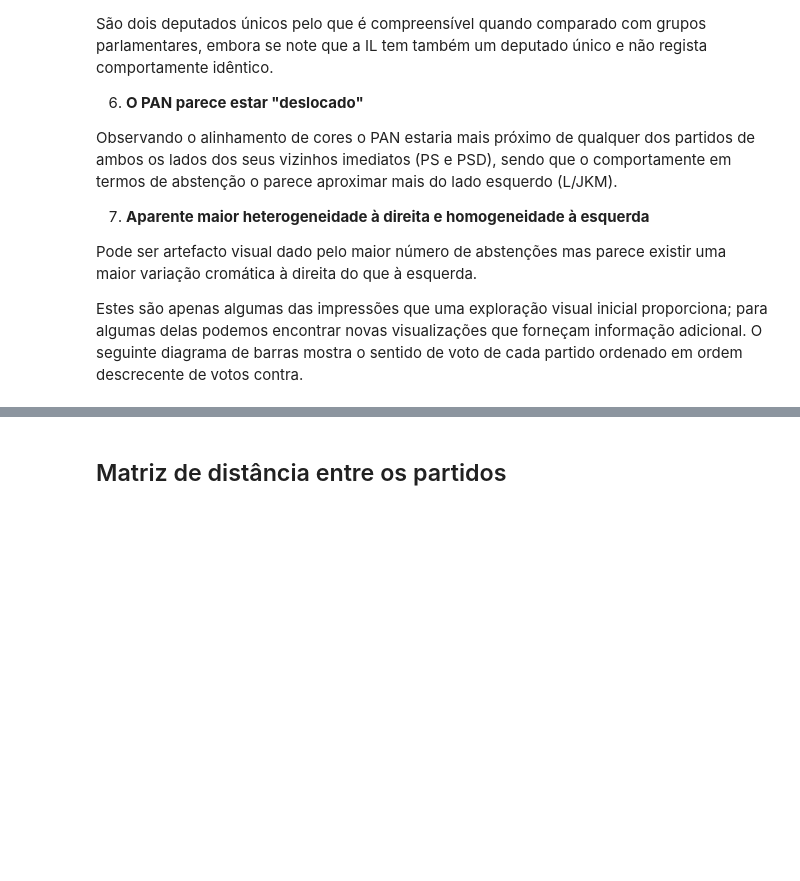
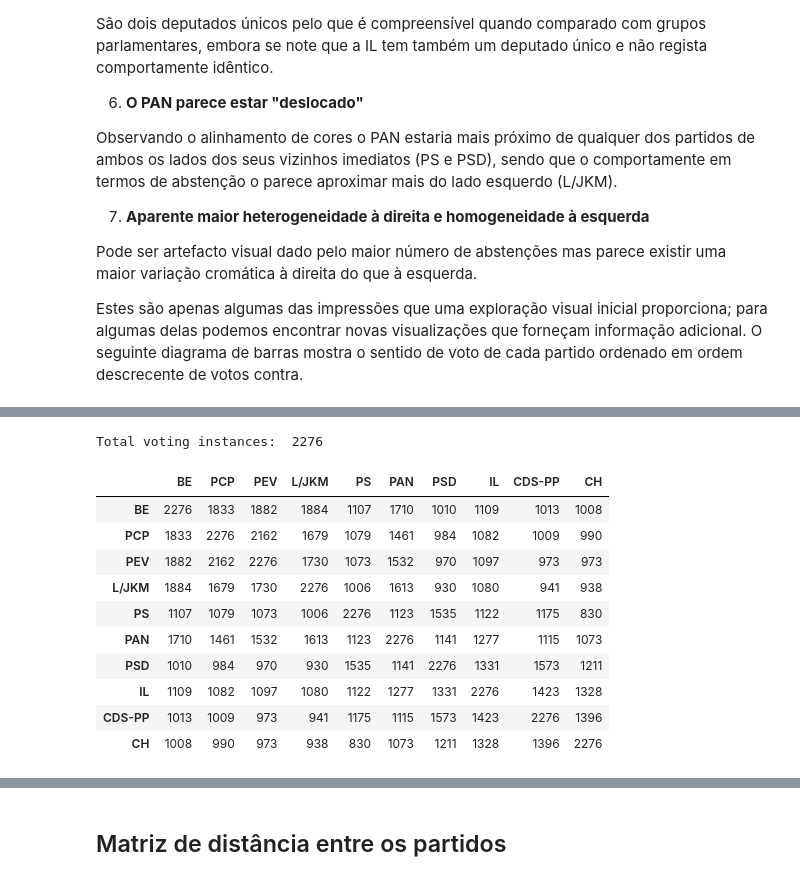
Before and after one commit to fsmunoz/pt-act-parlamentar, a Jupyter notebook: Actividade Parlamentar da XIV Legislatura.ipynb, the cells around one changed output, grey strips where cells are left out. Drawn from its saved outputs; the diff is of its cells as text; code cells hidden in the pictures; blank space fills up the shorter version.

```diff
--- a/Actividade Parlamentar da XIV Legislatura.ipynb
+++ b/Actividade Parlamentar da XIV Legislatura.ipynb
@@ -698,0 +705,28 @@ plt.show()
+# %%
+import numpy as np
+pv_list = []
+print("Total voting instances: ", votes_hm.shape[0])
+
+## Not necessarily the most straightforard way (check .crosstab or .pivot_table, possibly with pandas.melt and/or groupby)
+## but follows the same approach as before in using a list of dicts
+for party in votes_hm.columns:
+    pv_dict = collections.OrderedDict()
+    for column in votes_hmn:
+        pv_dict[column]=votes_hmn[votes_hmn[party] == votes_hmn[column]].shape[0]
+    pv_list.append(pv_dict)
+
+pv = pd.DataFrame(pv_list,index=votes_hm.columns)
+pv
+# %% [output]
+Total voting instances:  2276
+|  | BE | PCP | PEV | L/JKM | PS | PAN | PSD | IL | CDS-PP | CH |
+| BE | 2276 | 1833 | 1882 | 1884 | 1107 | 1710 | 1010 | 1109 | 1013 | 1008 |
+| PCP | 1833 | 2276 | 2162 | 1679 | 1079 | 1461 | 984 | 1082 | 1009 | 990 |
+| PEV | 1882 | 2162 | 2276 | 1730 | 1073 | 1532 | 970 | 1097 | 973 | 973 |
+| L/JKM | 1884 | 1679 | 1730 | 2276 | 1006 | 1613 | 930 | 1080 | 941 | 938 |
+| PS | 1107 | 1079 | 1073 | 1006 | 2276 | 1123 | 1535 | 1122 | 1175 | 830 |
+| PAN | 1710 | 1461 | 1532 | 1613 | 1123 | 2276 | 1141 | 1277 | 1115 | 1073 |
+| PSD | 1010 | 984 | 970 | 930 | 1535 | 1141 | 2276 | 1331 | 1573 | 1211 |
+| IL | 1109 | 1082 | 1097 | 1080 | 1122 | 1277 | 1331 | 2276 | 1423 | 1328 |
+| CDS-PP | 1013 | 1009 | 973 | 941 | 1175 | 1115 | 1573 | 1423 | 2276 | 1396 |
+| CH | 1008 | 990 | 973 | 938 | 830 | 1073 | 1211 | 1328 | 1396 | 2276 |
```
Also changed, not shown: parts of 31 cells of this notebook.
